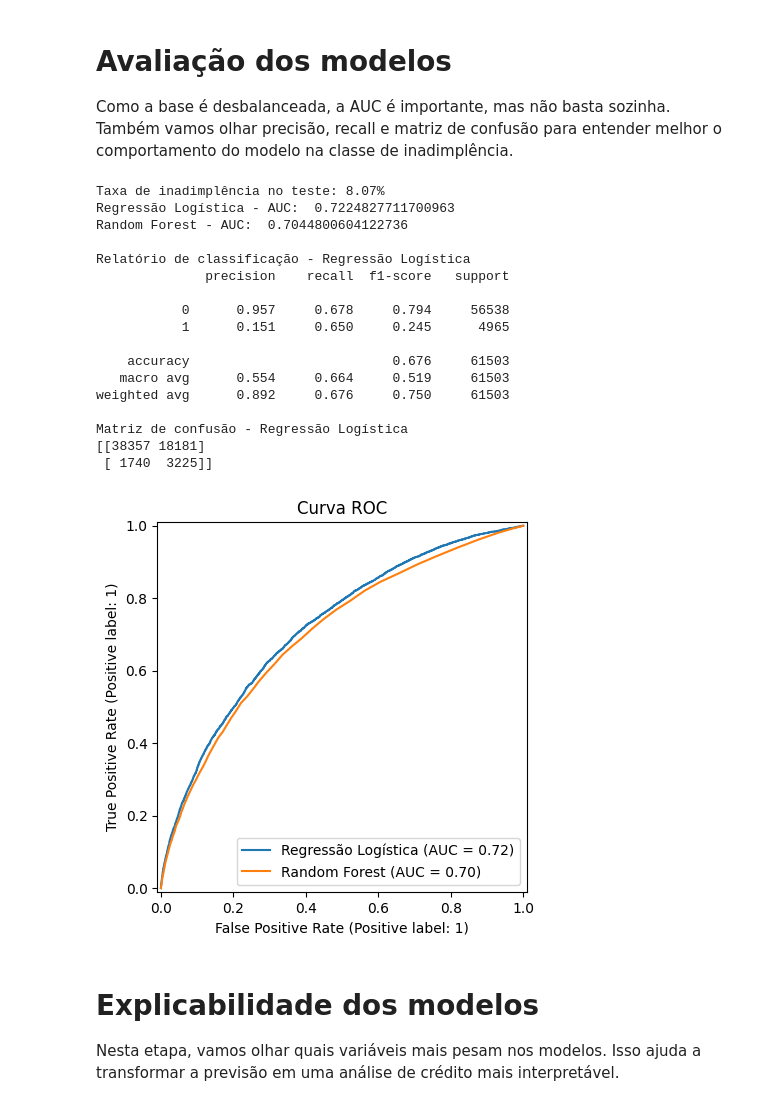
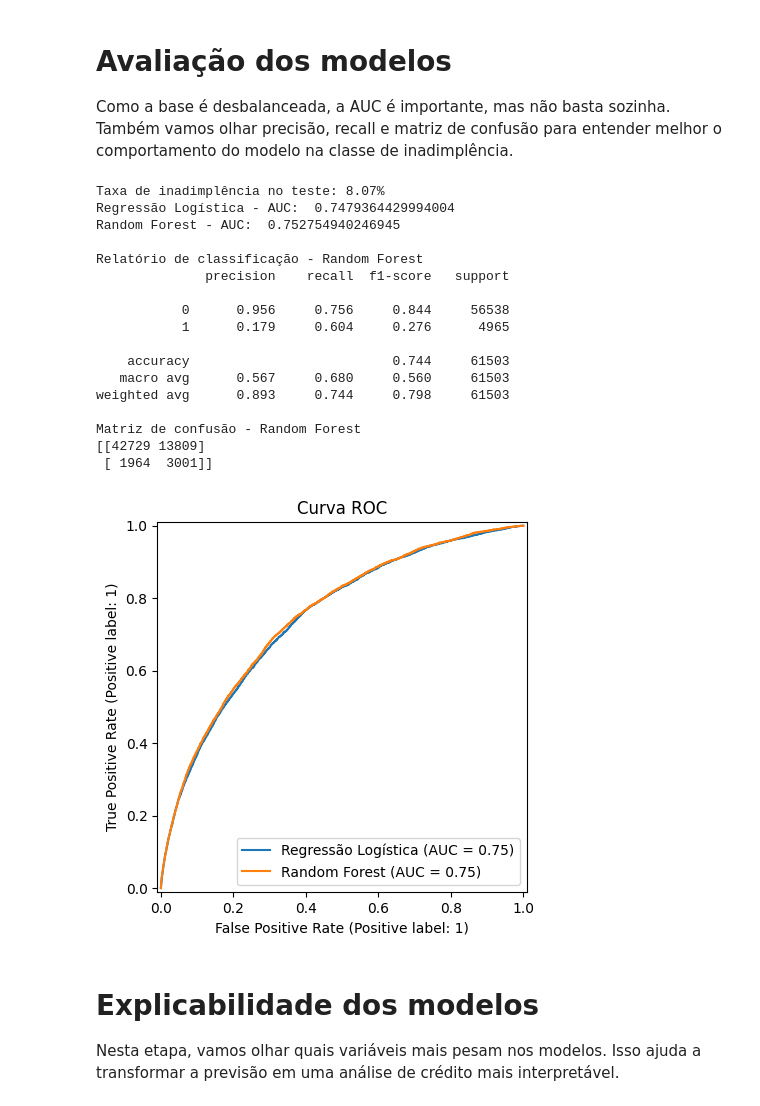
Before and after one commit to la-becca/Projects, a Jupyter notebook: Projeto_Analista_de_Credito_com_IA/Projeto_Analista_de_Crédito_com_IA.ipynb, the cells around one changed output. Drawn from its saved outputs; the diff is of its cells as text; code cells hidden in the pictures.

```diff
--- a/Projeto_Analista_de_Credito_com_IA/Projeto_Analista_de_Crédito_com_IA.ipynb
+++ b/Projeto_Analista_de_Credito_com_IA/Projeto_Analista_de_Crédito_com_IA.ipynb
@@ -113,6 +199,10 @@ X_test_tree = preprocess_tree.transform(X_test)
 # Logistic Regression
 from sklearn.linear_model import LogisticRegression
 
-modelLR = LogisticRegression(max_iter=1000, class_weight="balanced", random_state=42)
-modelLR.fit(X_train_lr, y_train)
+modelLR = Pipeline(steps=[
+    ("preprocess", preprocess_lr),
+    ("model", LogisticRegression(max_iter=1000, class_weight="balanced", random_state=42))
+])
+
+modelLR.fit(X_train, y_train)
 # %% [output]
@@ -121,11 +227,17 @@ LogisticRegression(class_weight='balanced', max_iter=1000, random_state=42)
 # Random Forest
 from sklearn.ensemble import RandomForestClassifier
 
-modelRF = RandomForestClassifier(
-    n_estimators=200,
-    class_weight="balanced",
-    random_state=42,
-    n_jobs=-1
-)
-modelRF.fit(X_train_tree, y_train)
+modelRF = Pipeline(steps=[
+    ("preprocess", preprocess_tree),
+    ("model", RandomForestClassifier(
+        n_estimators=150,
+        class_weight="balanced",
+        random_state=42,
+        n_jobs=-1,
+        max_depth=12,
+        min_samples_leaf=50
+    ))
+])
+
+modelRF.fit(X_train, y_train)
 # %% [output]
@@ -139,51 +266,51 @@ Como a base é desbalanceada, a AUC é importante, mas não basta sozinha. Tamb
 from sklearn.metrics import (
     classification_report,
     confusion_matrix,
     roc_auc_score,
     RocCurveDisplay
 )
 import matplotlib.pyplot as plt
 
-predsLR = modelLR.predict_proba(X_test_lr)[:, 1]
-predsRF = modelRF.predict_proba(X_test_tree)[:, 1]
+predsLR = modelLR.predict_proba(X_test)[:, 1]
+predsRF = modelRF.predict_proba(X_test)[:, 1]
 
 print(f"Taxa de inadimplência no teste: {y_test.mean():.2%}")
 print('Regressão Logística - AUC: ', roc_auc_score(y_test, predsLR))
 print('Random Forest - AUC: ', roc_auc_score(y_test, predsRF))
 
-modelo_escolhido = modelLR
-preds_modelo = predsLR
+modelo_escolhido = modelRF
+preds_modelo = predsRF
 y_pred = (preds_modelo >= 0.5).astype(int)
 
-print("\nRelatório de classificação - Regressão Logística")
+print("\nRelatório de classificação - Random Forest")
 print(classification_report(y_test, y_pred, digits=3))
 
-print("Matriz de confusão - Regressão Logística")
+print("Matriz de confusão - Random Forest")
 print(confusion_matrix(y_test, y_pred))
 
 RocCurveDisplay.from_predictions(y_test, predsLR, name="Regressão Logística")
 RocCurveDisplay.from_predictions(y_test, predsRF, name="Random Forest", ax=plt.gca())
 plt.title("Curva ROC")
 plt.show()
 # %% [output]
 Taxa de inadimplência no teste: 8.07%
-Regressão Logística - AUC:  0.7224827711700963
-Random Forest - AUC:  0.7044800604122736
+Regressão Logística - AUC:  0.7479364429994004
+Random Forest - AUC:  0.752754940246945
 
-Relatório de classificação - Regressão Logística
+Relatório de classificação - Random Forest
               precision    recall  f1-score   support
 
-           0      0.957     0.678     0.794     56538
-           1      0.151     0.650     0.245      4965
+           0      0.956     0.756     0.844     56538
+           1      0.179     0.604     0.276      4965
 
-    accuracy                          0.676     61503
-   macro avg      0.554     0.664     0.519     61503
-weighted avg      0.892     0.676     0.750     61503
+    accuracy                          0.744     61503
+   macro avg      0.567     0.680     0.560     61503
+weighted avg      0.893     0.744     0.798     61503
 
-Matriz de confusão - Regressão Logística
-[[38357 18181]
- [ 1740  3225]]
+Matriz de confusão - Random Forest
+[[42729 13809]
+ [ 1964  3001]]
-[figure, old version]
+[figure, new version]
 # %% [markdown]
 # Explicabilidade dos modelos
 
```
Also changed, not shown: parts of 10 cells of this notebook.
